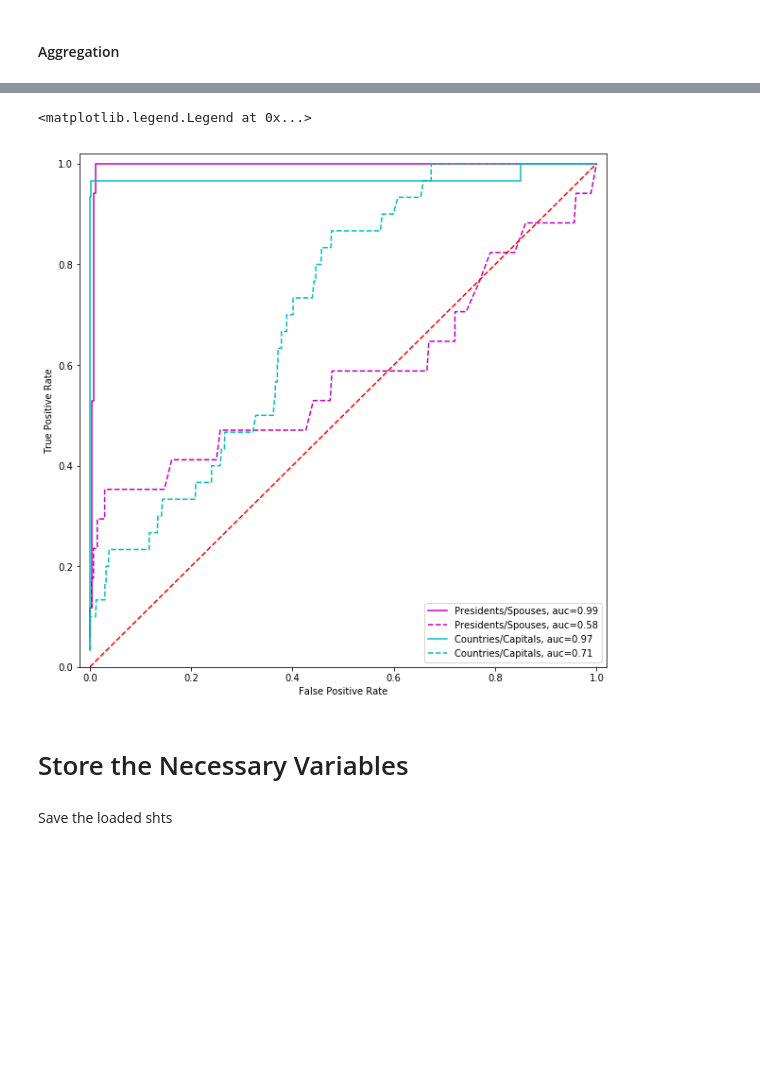
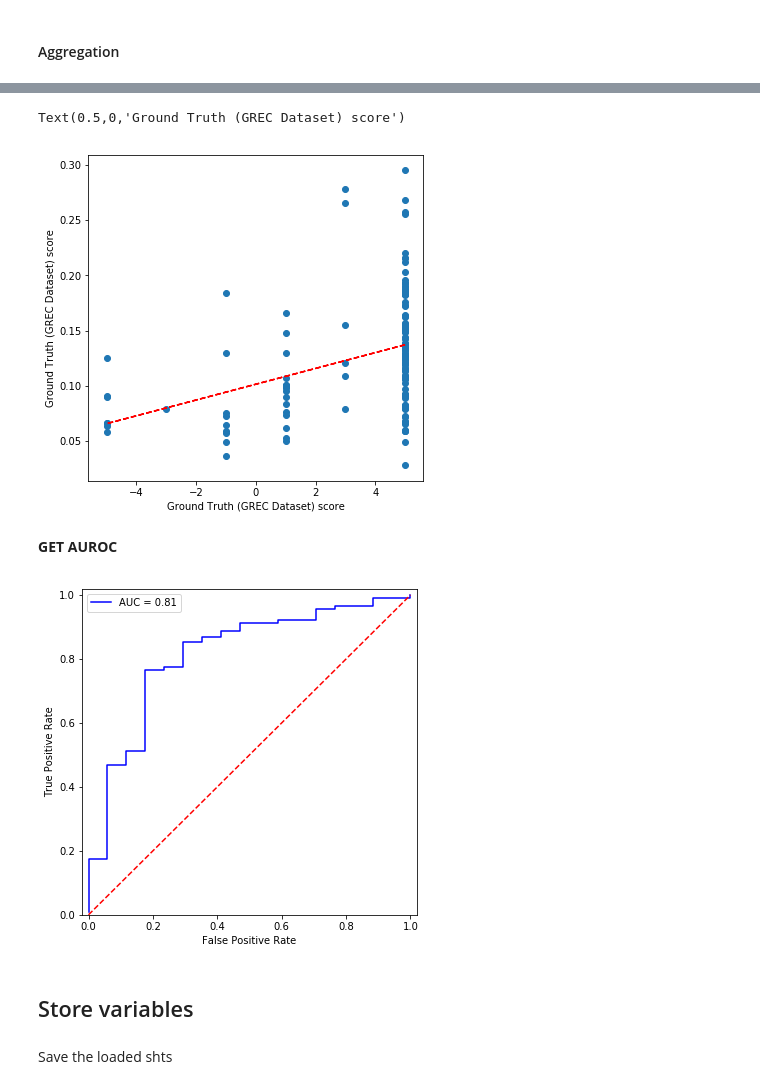
Before and after one commit to jibalio/computational-fact-checking, a Jupyter notebook: Computational Fact Checking.ipynb, the cells around one changed output, grey strips where cells are left out. Drawn from its saved outputs; the diff is of its cells as text; code cells hidden in the pictures; blank space fills up the shorter version.

```diff
--- a/Computational Fact Checking.ipynb
+++ b/Computational Fact Checking.ipynb
@@ -444,0 +593,2 @@ plt.legend(loc=0)
+# %%
+grec_m, grec_u, grec_mold = get_truth_matrices(grec)
@@ -445,54 +651,49 @@ plt.legend(loc=0)
+# %%
+from numpy.polynomial.polynomial import polyfit
+
+x = grec_gt['Score']
+y = grec_m['New York City']
+
+fig, ax = plt.subplots(1,1,figsize=(6,6))
+b, m = polyfit(x, y, 1)
+ax.plot(x, b + m * x, 'r--')
+ax.scatter(x,y)
+
+ax.set_ylabel("Ground Truth (GREC Dataset) score")
+ax.set_xlabel("Ground Truth (GREC Dataset) score")
+# %% [output]
+Text(0.5,0,'Ground Truth (GREC Dataset) score')
+[figure, added]
+# %% [markdown]
+**GET AUROC**
+# %%
+grec_predicted = grec_m.values.flatten()
+grec_y = grec_gt.applymap(lambda x: x>0)
+grec_y['Score'] = grec_y['Score'].astype('int')
+grec_y = grec_y.values.flatten()
 # %%
-from sklearn import metrics
-import numpy as np
-import matplotlib.pyplot as plt
+from sklearn.metrics import roc_curve
+from sklearn.metrics import roc_auc_score
 
-fig, ax = plt.subplots(figsize=(10,10))
-
-#======SPOUSES===================================================================
-#plt.figure().clf()
-#ax.figure()
-y, y_score = get_mx(w_new)
-fpr, tpr, thresh = metrics.roc_curve(y, y_score)
-auc = metrics.roc_auc_score(y, y_score)
-ax.plot(fpr,tpr,'m-',label="Presidents/Spouses, auc={:.2f}".format(auc))
-#------------------------------------------------------------------
-y, y_score = get_mx(w_mold)
-fpr, tpr, thresh = metrics.roc_curve(y, y_score)
-auc = metrics.roc_auc_score(y, y_score)
-ax.plot(fpr,tpr,'m--',label="Presidents/Spouses, auc={:.2f}".format(auc))
-#======COUNTRIES===================================================================
-y, y_score = get_mx(c_new)
-fpr, tpr, thresh = metrics.roc_curve(y, y_score)
-auc = metrics.roc_auc_score(y, y_score)
-ax.plot(fpr,tpr,'c-',label="Countries/Capitals, auc={:.2f}".format(auc))
-
-#------------------------------------------------------------------
-y, y_score = get_mx(c_u_mold)
-fpr, tpr, thresh = metrics.roc_curve(y, y_score)
-auc = metrics.roc_auc_score(y, y_score)
-ax.plot(fpr,tpr,'c--',label="Countries/Capitals, auc={:.2f}".format(auc))
-
-
-
+fig, ax = plt.subplots(figsize=(6,6))
+fpr, tpr, thresh = roc_curve(grec_y, grec_predicted)
+auc = roc_auc_score(grec_y, grec_predicted)
+ax.plot(fpr,tpr,'b-',label="AUC = {:.2f}".format(auc))
 ax.plot([0,1],[0,1],'r--')
-
-
-
 ax.set_xlabel('False Positive Rate')
 ax.set_ylabel('True Positive Rate')
 #ax.tight_layout()
-
 # remove this code to remove the border
 ax.set_ylim(0, 1.02)
 ax.set_xlim(-0.02, 1.02)
 
 ax.legend(loc=0)
+fig.savefig("figures/Validation on Annotated Corpus/ROC_Validation_on_Annotated_Corpus.pdf", bbox_inches='tight')
+fig.savefig("figures/Validation on Annotated Corpus/ROC_Validation_on_Annotated_Corpus.png", bbox_inches='tight', format='png')
 # %% [output]
-<matplotlib.legend.Legend at 0x...>
-[figure, old version]
+[figure, new version]
 # %% [markdown]
-# Store the Necessary Variables
+## Store variables
 # %% [markdown]
 Save the loaded shts
 # %%
```
Also changed, not shown: parts of 55 cells of this notebook, 43 other files.
